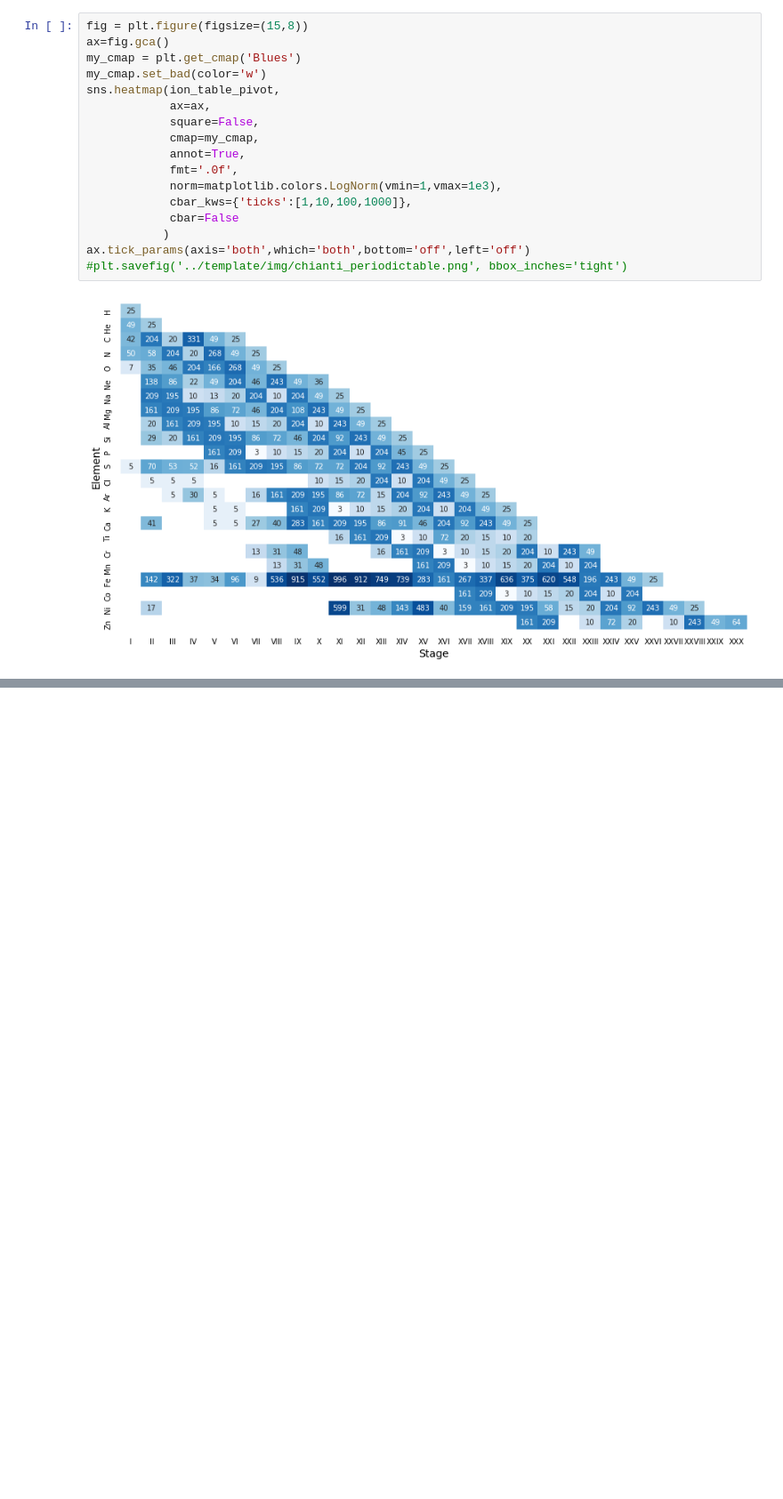
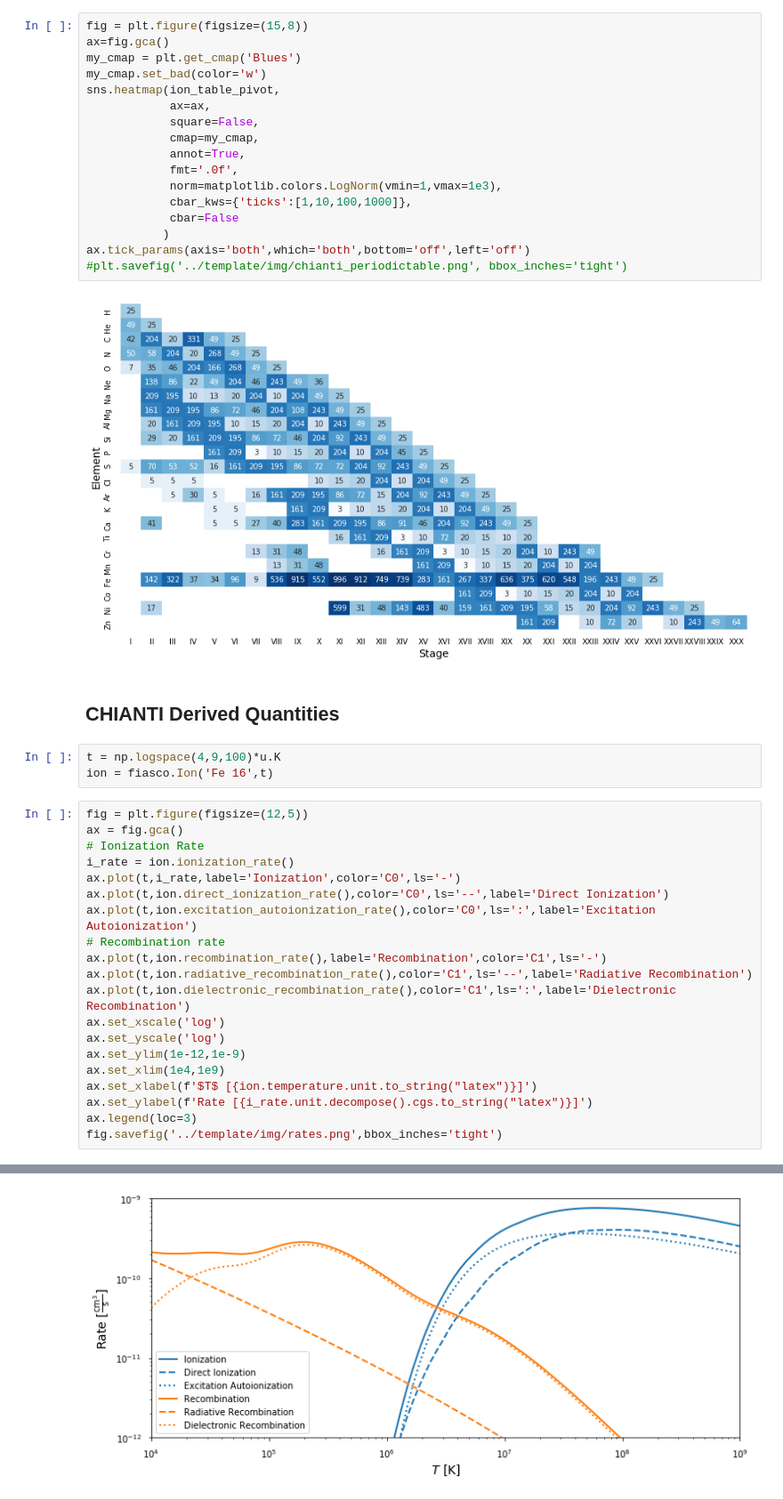
Before and after one commit to wtbarnes/pyastro-2018-talk, a Jupyter notebook: notebooks/figures.ipynb, the cells around one changed output, grey strips where cells are left out. Shown at 89% size. Drawn from its saved outputs; the diff is of its cells as text; blank space fills up the shorter version.

Commit message:
more figures

```diff
--- a/notebooks/figures.ipynb
+++ b/notebooks/figures.ipynb
@@ -132,3 +132,29 @@ ax.tick_params(axis='both',which='both',bottom='off',left='off')
 #plt.savefig('../template/img/chianti_periodictable.png', bbox_inches='tight')
 # %% [output]
 [figure]
+# %% [markdown]
+## CHIANTI Derived Quantities
+# %%
+t = np.logspace(4,9,100)*u.K
+ion = fiasco.Ion('Fe 16',t)
+# %%
+fig = plt.figure(figsize=(12,5))
+ax = fig.gca()
+# Ionization Rate
+i_rate = ion.ionization_rate()
+ax.plot(t,i_rate,label='Ionization',color='C0',ls='-')
+ax.plot(t,ion.direct_ionization_rate(),color='C0',ls='--',label='Direct Ionization')
+ax.plot(t,ion.excitation_autoionization_rate(),color='C0',ls=':',label='Excitation Autoionization')
+# Recombination rate
+ax.plot(t,ion.recombination_rate(),label='Recombination',color='C1',ls='-')
+ax.plot(t,ion.radiative_recombination_rate(),color='C1',ls='--',label='Radiative Recombination')
+ax.plot(t,ion.dielectronic_recombination_rate(),color='C1',ls=':',label='Dielectronic Recombination')
+ax.set_xscale('log')
+ax.set_yscale('log')
+ax.set_ylim(1e-12,1e-9)
+ax.set_xlim(1e4,1e9)
+ax.set_xlabel(f'$T$ [{ion.temperature.unit.to_string("latex")}]')
+ax.set_ylabel(f'Rate [{i_rate.unit.decompose().cgs.to_string("latex")}]')
+ax.legend(loc=3)
+fig.savefig('../template/img/rates.png',bbox_inches='tight')
+# %% [output]
@@ -134,0 +162 @@ ax.tick_params(axis='both',which='both',bottom='off',left='off')
+[figure, added]
```
Also changed, not shown: parts of 21 cells of this notebook.
